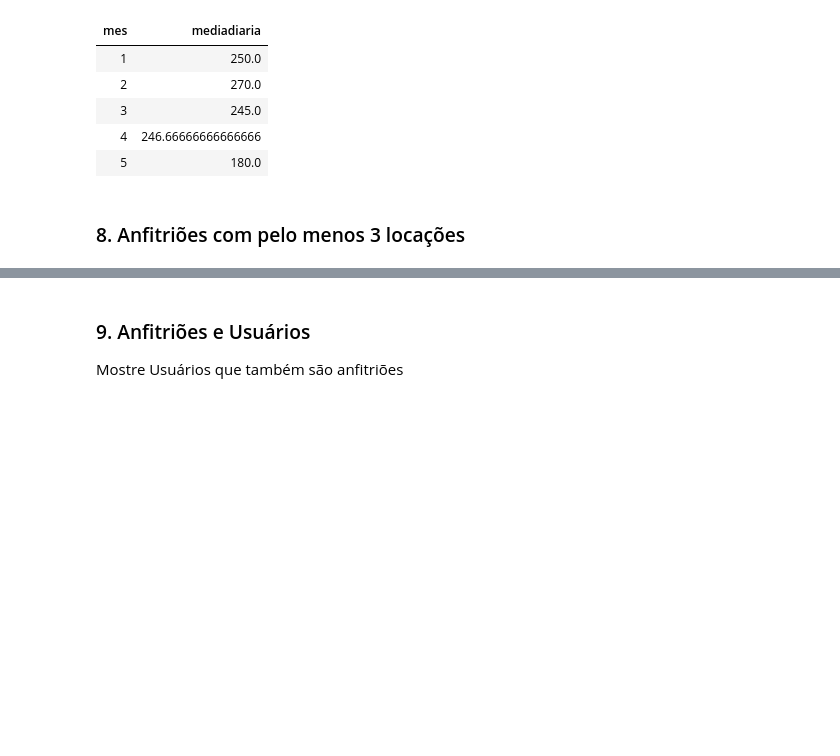
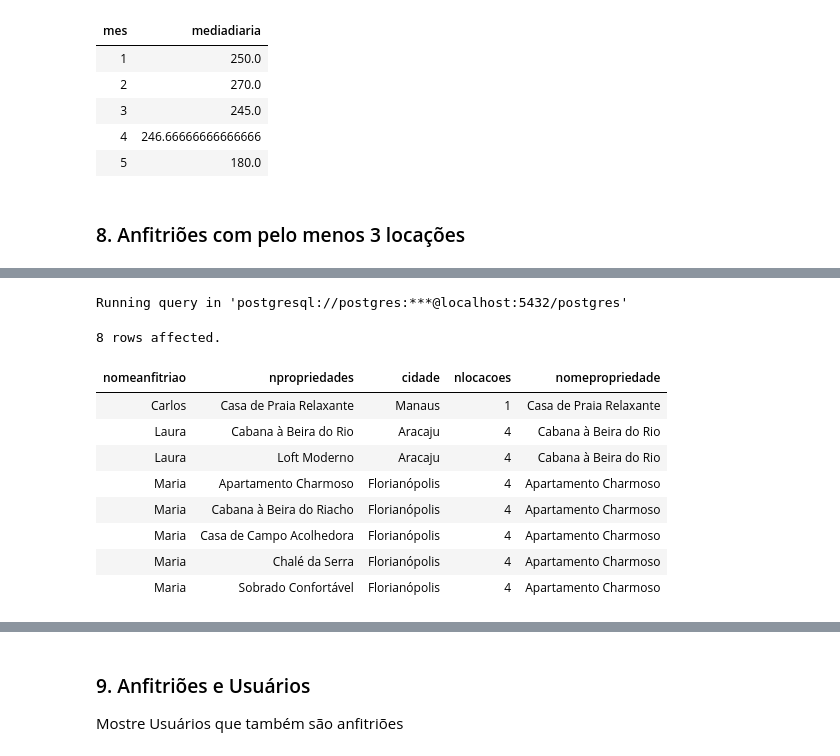
Before and after one commit to MiguelHenri/SCC0240, a Jupyter notebook: t1.ipynb, the cells around one changed output, grey strips where cells are left out. Drawn from its saved outputs; the diff is of its cells as text; code cells hidden in the pictures; blank space fills up the shorter version.

```diff
--- a/t1.ipynb
+++ b/t1.ipynb
@@ -323,2 +335,29 @@ Running query in 'postgresql://postgres:***@localhost:5432/postgres'
+# %%
+%%sql
+SELECT
+    U.Nome AS NomeAnfitriao,
+    PUsuario.Nome AS NPropriedades,
+    Loc.Cidade, COUNT(L.ID) AS NLocacoes,
+    PLocacao.Nome AS NomePropriedade
+FROM
+    Locacoes L
+JOIN Propriedades PLocacao ON L.IDPropriedade = PLocacao.ID
+JOIN Anfitrioes A ON PLocacao.IDProprietario = A.IDUsuario
+JOIN Usuarios U ON A.IDUsuario = U.ID
+JOIN Propriedades PUsuario ON U.ID = PUsuario.IDProprietario
+JOIN Localizacoes Loc ON Loc.ID = U.ID
+GROUP BY NomeAnfitriao, NPropriedades, Cidade, NomePropriedade
+# %% [output]
+Running query in 'postgresql://postgres:***@localhost:5432/postgres'
+8 rows affected.
+| nomeanfitriao | npropriedades | cidade | nlocacoes | nomepropriedade |
+| Carlos | Casa de Praia Relaxante | Manaus | 1 | Casa de Praia Relaxante |
+| Laura | Cabana à Beira do Rio | Aracaju | 4 | Cabana à Beira do Rio |
+| Laura | Loft Moderno | Aracaju | 4 | Cabana à Beira do Rio |
+| Maria | Apartamento Charmoso | Florianópolis | 4 | Apartamento Charmoso |
+| Maria | Cabana à Beira do Riacho | Florianópolis | 4 | Apartamento Charmoso |
+| Maria | Casa de Campo Acolhedora | Florianópolis | 4 | Apartamento Charmoso |
+| Maria | Chalé da Serra | Florianópolis | 4 | Apartamento Charmoso |
+| Maria | Sobrado Confortável | Florianópolis | 4 | Apartamento Charmoso |
 # %%
 %%sql
```
Also changed, not shown: parts of 2 cells of this notebook.
